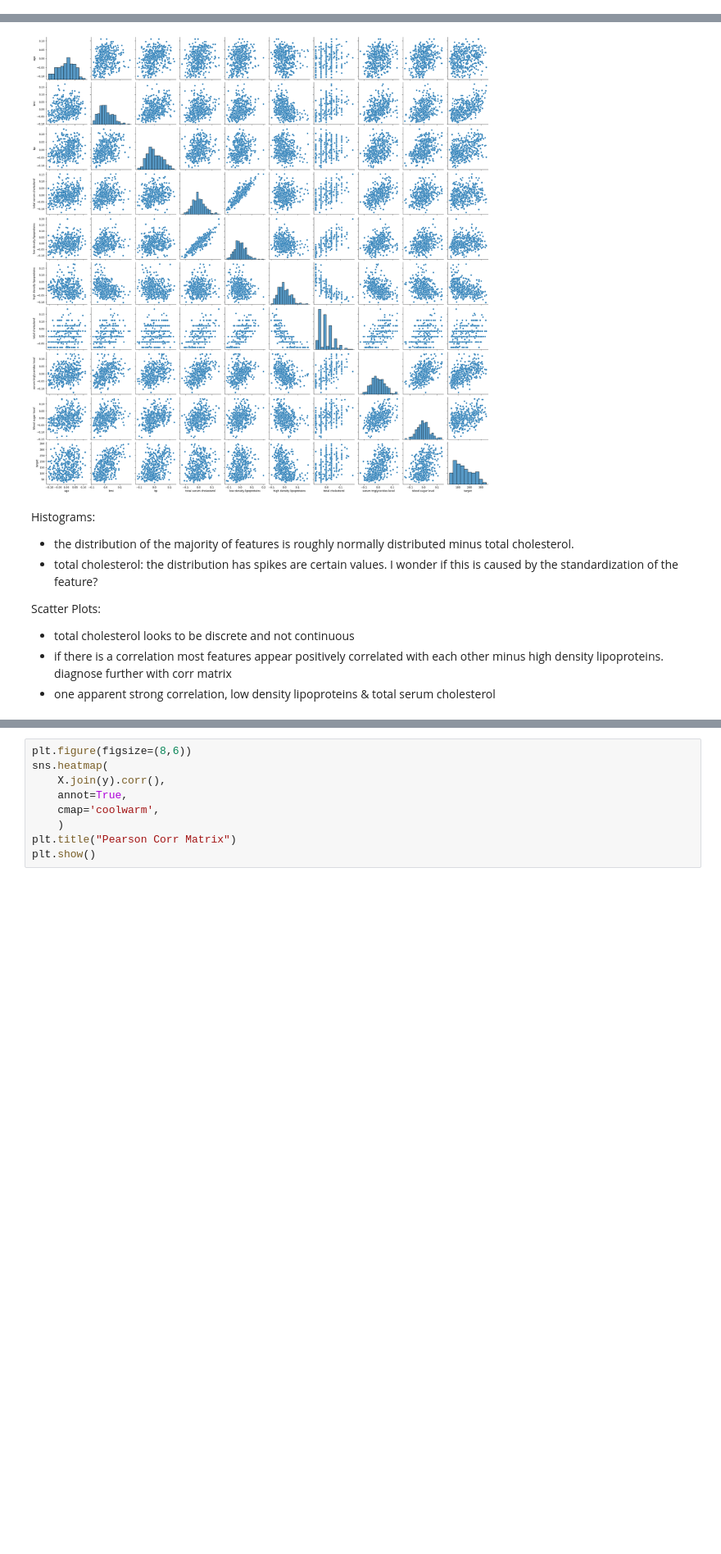
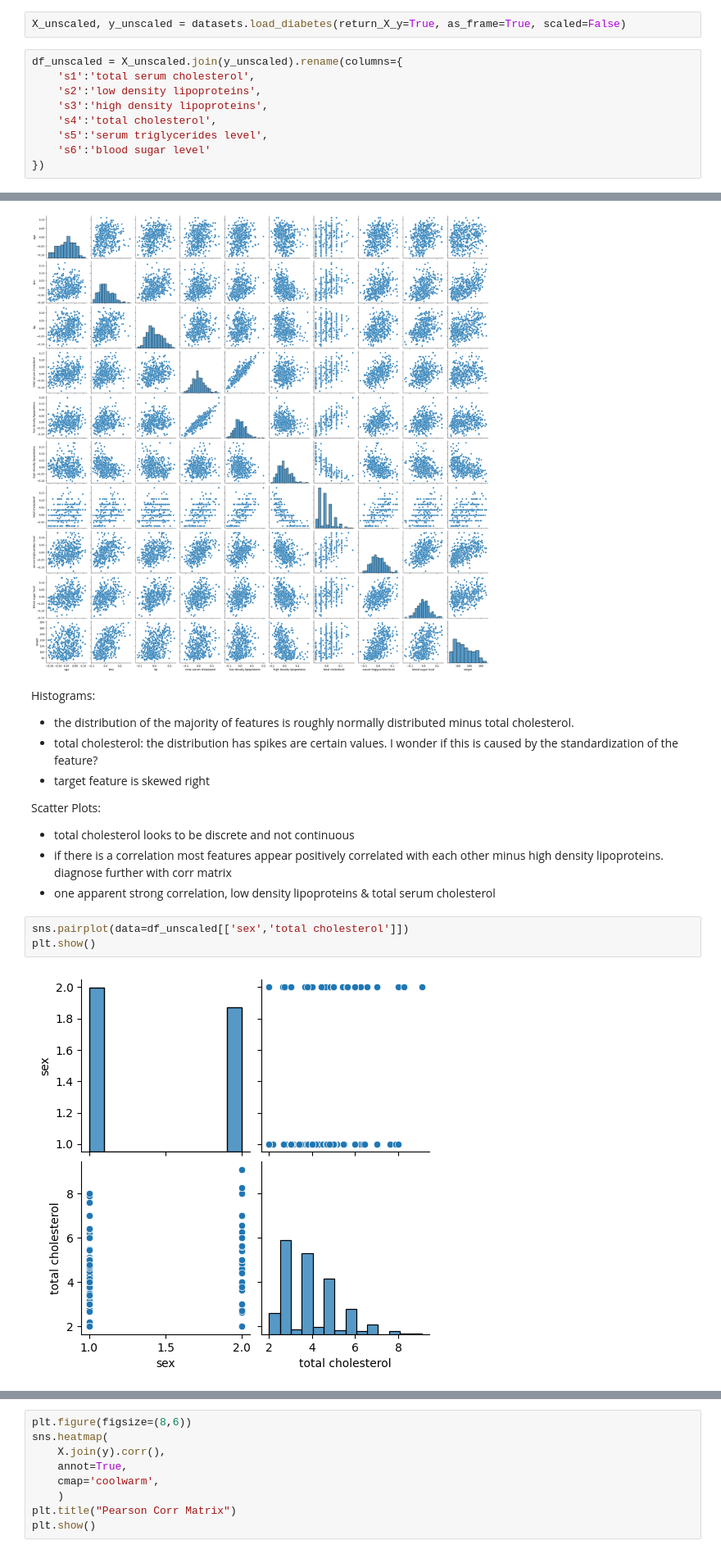
Before and after one commit to mglissmann/09_17_2024, a Jupyter notebook: diabetes_progression.ipynb, the cells around one changed output, grey strips where cells are left out. Shown at 82% size. Saved outputs shown, nothing was run; the diff lists cells and outputs as text; blank space fills up the shorter version.

```diff
--- a/diabetes_progression.ipynb
+++ b/diabetes_progression.ipynb
@@ -55,6 +55,17 @@ from scipy import stats
 ## Describing Data
 # %%
 X, y = datasets.load_diabetes(return_X_y=True, as_frame=True, scaled=True)
+# %%
+X_unscaled, y_unscaled = datasets.load_diabetes(return_X_y=True, as_frame=True, scaled=False)
+# %%
+df_unscaled = X_unscaled.join(y_unscaled).rename(columns={
+    's1':'total serum cholesterol',
+    's2':'low density lipoproteins',
+    's3':'high density lipoproteins',
+    's4':'total cholesterol',
+    's5':'serum triglycerides level',
+    's6':'blood sugar level'
+})
 # %%
 # Create a dummy variable for Sex when the data is not scaled.
 
@@ -120,8 +131,14 @@ plt.show()
 Histograms:
 - the distribution of the majority of features is roughly normally distributed minus total cholesterol.
 - total cholesterol: the distribution has spikes are certain values. I wonder if this is caused by the standardization of the feature?
+- target feature is skewed right
 
 Scatter Plots:
 - total cholesterol looks to be discrete and not continuous
 - if there is a correlation most features appear positively correlated with each other minus high density lipoproteins. diagnose further with corr matrix
 - one apparent strong correlation, low density lipoproteins & total serum cholesterol
+# %%
+sns.pairplot(data=df_unscaled[['sex','total cholesterol']])
+plt.show()
+# %% [output]
+[figure, added]
```
Also changed, not shown: parts of 13 cells of this notebook.
